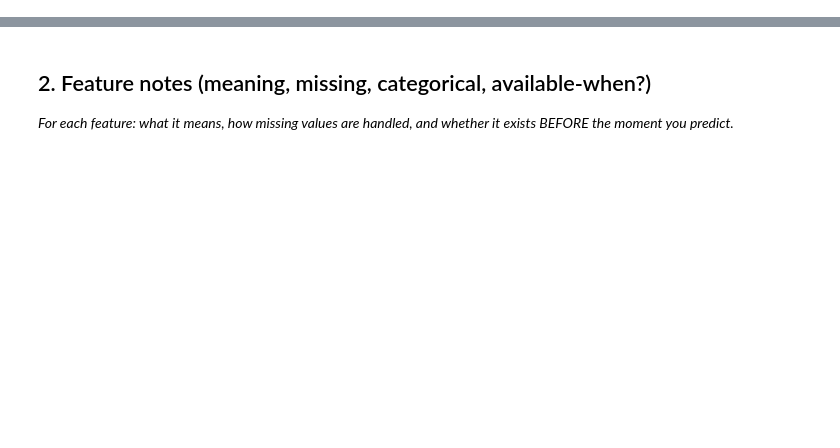
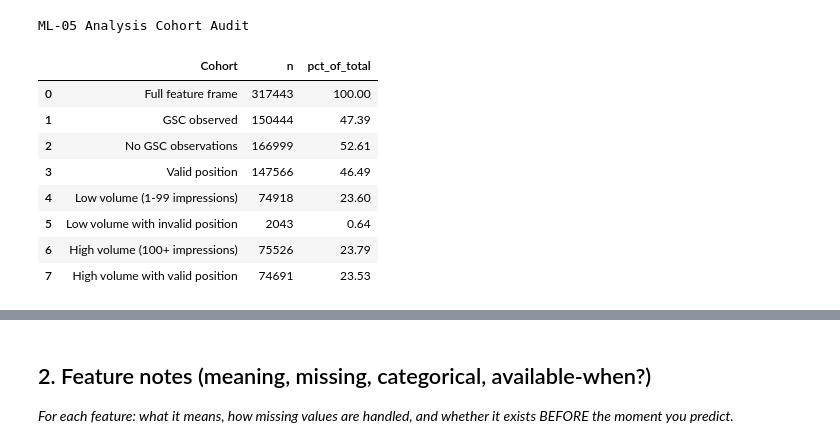
Before and after one commit to NourhanFarag/nourhan-flyrank-ml-internship, a Jupyter notebook: work/notebooks/w03_feature_leakage_check.ipynb, the cells around one changed output, grey strips where cells are left out. Cells and saved outputs as stored; diff of their text form; code cells hidden in the pictures; blank space fills up the shorter version.

Commit message:
Complete ML-05 feature quality and leakage audit

```diff
--- a/work/notebooks/w03_feature_leakage_check.ipynb
+++ b/work/notebooks/w03_feature_leakage_check.ipynb
@@ -15,0 +565,50 @@ This skeleton is yours to fill. Work the sections **in order** — each one has
+# %%
+# No filtering or feature selection yet.
+
+df = feature_frame_ml05_clean
+
+gsc_observed = df["prev_14d_gsc_available_days"] > 0
+
+valid_position = df["prev_14d_avg_position"] >= 1
+
+low_volume = df["prev_14d_impressions"].between(1, 99)
+
+high_volume = df["prev_14d_impressions"] >= 100
+
+cohort_counts = {
+    "Full feature frame": len(df),
+    "GSC observed": int(gsc_observed.sum()),
+    "No GSC observations": int((~gsc_observed).sum()),
+    "Valid position": int(valid_position.sum()),
+    "Low volume (1-99 impressions)": int(low_volume.sum()),
+    "Low volume with invalid position": int(
+        (low_volume & ~valid_position).sum()
+    ),
+    "High volume (100+ impressions)": int(high_volume.sum()),
+    "High volume with valid position": int(
+        (high_volume & valid_position).sum()
+    )
+}
+
+cohort_audit = pd.DataFrame(
+    cohort_counts.items(),
+    columns=["Cohort", "n"]
+)
+
+cohort_audit["pct_of_total"] = (
+    100 * cohort_audit["n"] / len(df)
+).round(2)
+
+print("ML-05 Analysis Cohort Audit")
+display(cohort_audit)
+# %% [output]
+ML-05 Analysis Cohort Audit
+|  | Cohort | n | pct_of_total |
+| 0 | Full feature frame | 317443 | 100.00 |
+| 1 | GSC observed | 150444 | 47.39 |
+| 2 | No GSC observations | 166999 | 52.61 |
+| 3 | Valid position | 147566 | 46.49 |
+| 4 | Low volume (1-99 impressions) | 74918 | 23.60 |
+| 5 | Low volume with invalid position | 2043 | 0.64 |
+| 6 | High volume (100+ impressions) | 75526 | 23.79 |
+| 7 | High volume with valid position | 74691 | 23.53 |
```
Also changed, not shown: parts of 22 cells of this notebook.
